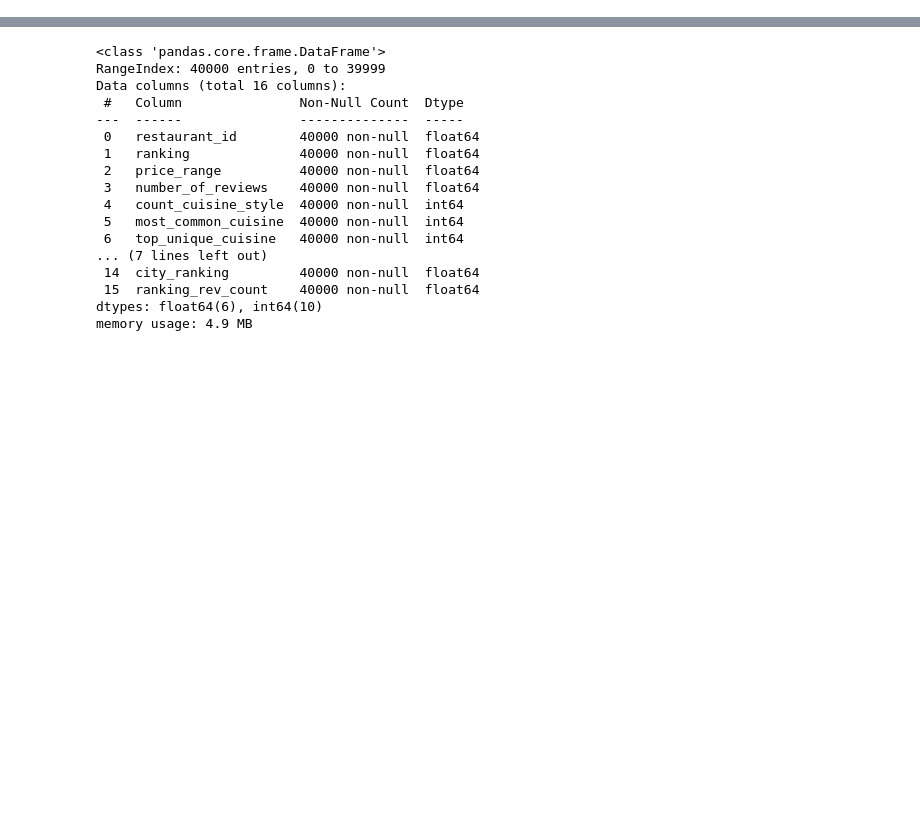
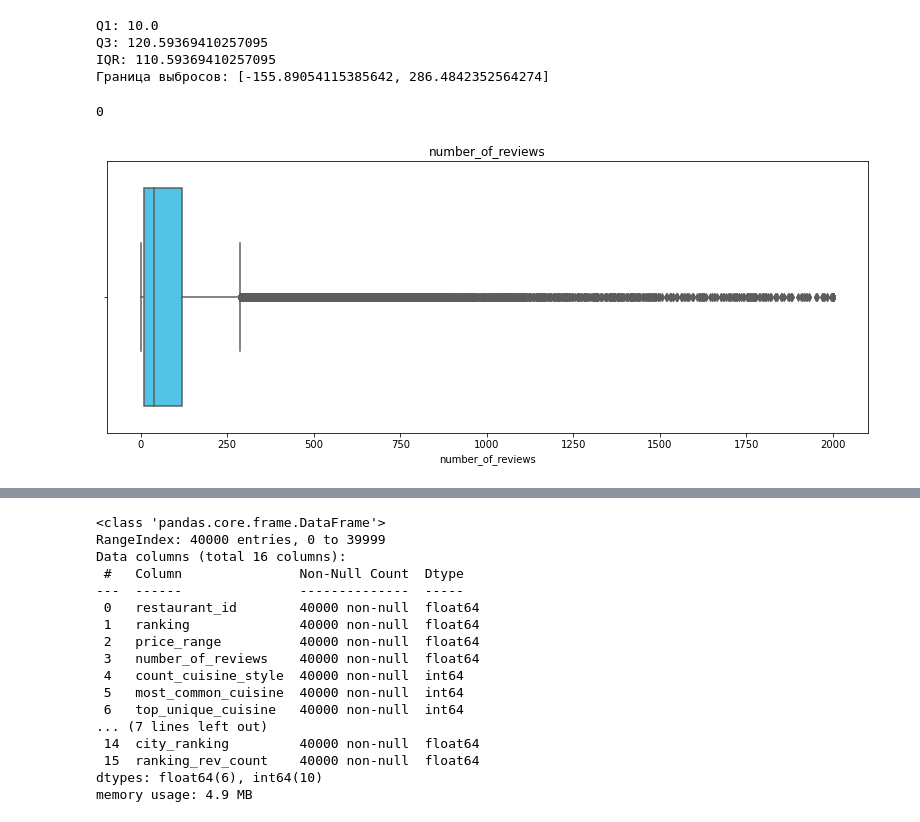
Before and after one commit to Mefet/skillfactory_rds-module_3, a Jupyter notebook: module_3.ipynb, the cells around one changed output, grey strips where cells are left out. Drawn from its saved outputs; the diff is of its cells as text; code cells hidden in the pictures; blank space fills up the shorter version.

```diff
--- a/module_3.ipynb
+++ b/module_3.ipynb
@@ -112,3 +162,12 @@ df['number_of_reviews'] = df['number_of_reviews'].fillna(df['number_of_reviews']
+# %%
+IQR(df, 'number_of_reviews', 100)
+# %% [output]
+Q1: 10.0
+Q3: 120.59369410257095
+IQR: 110.59369410257095
+Граница выбросов: [-155.89054115385642, 286.4842352564274]
+0
+[figure, added]
 # %%
 df['reviews'] = df['reviews'].apply(lambda x: x[2:-2])
 pattern = re.compile('\d\d.\d\d.\d\d\d\d')
```
Also changed, not shown: parts of 5 cells of this notebook.
